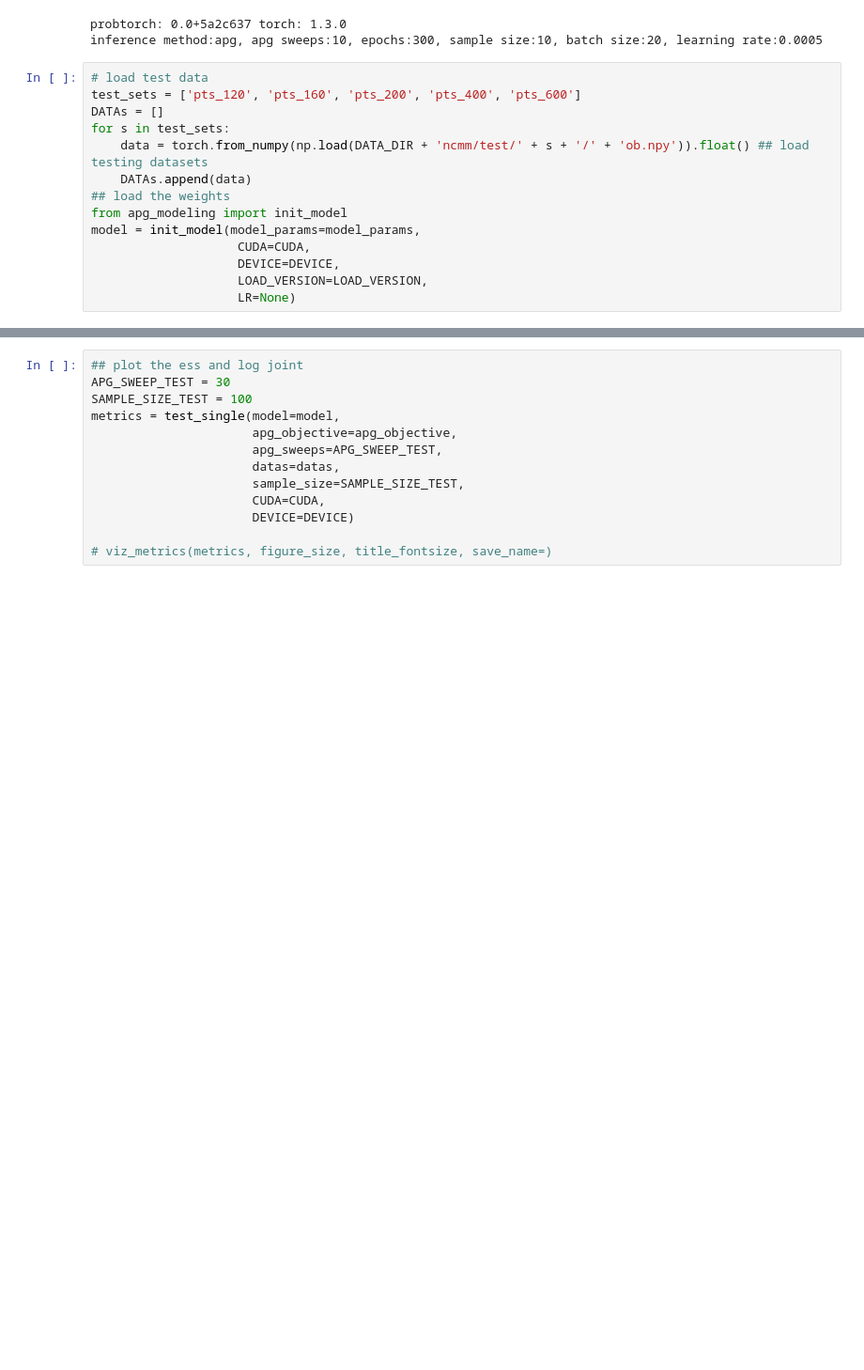
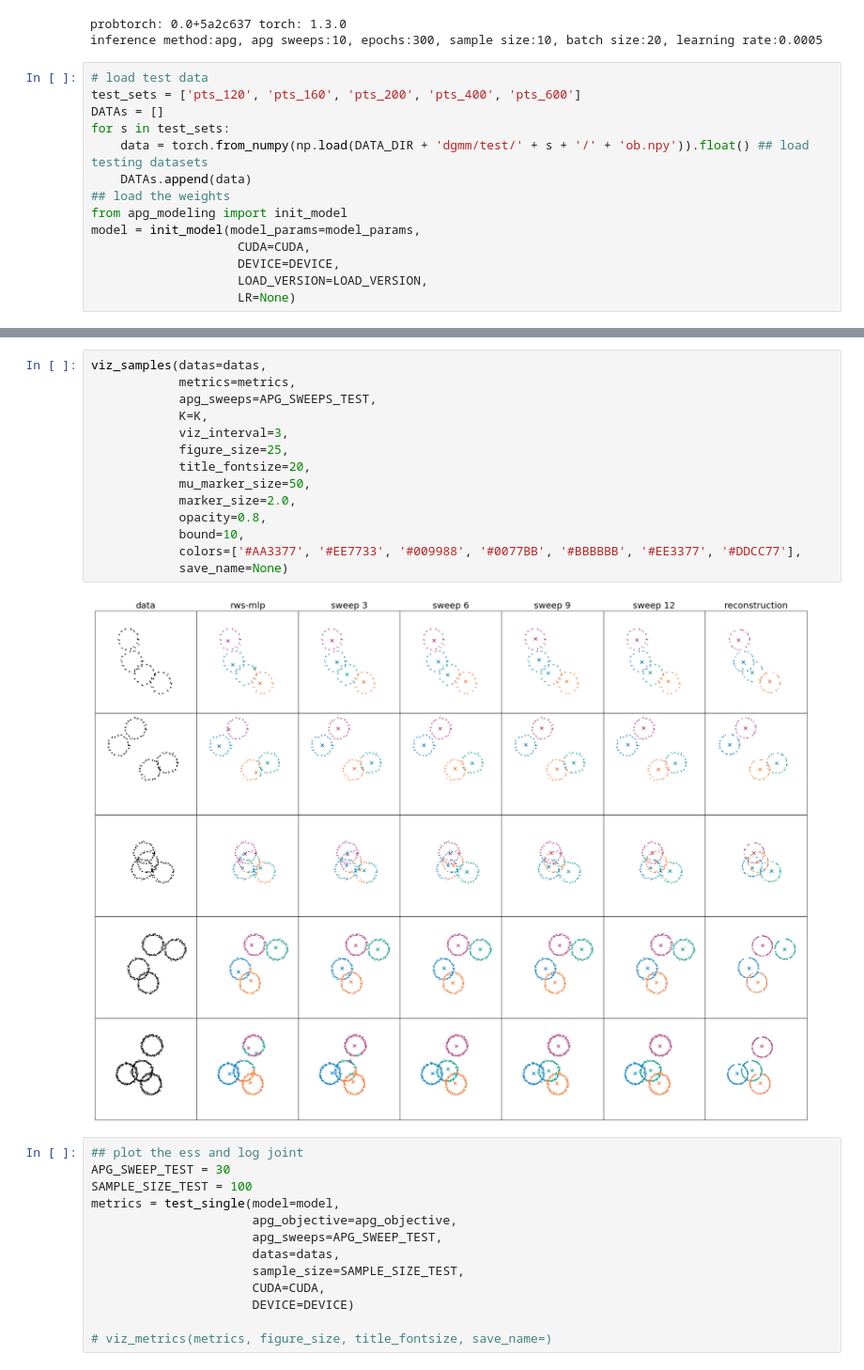
Before and after one commit to hao-w/apgs, a Jupyter notebook: DGMM/notebooks/apg-testing.ipynb, the cells around one changed output, grey strips where cells are left out. Shown at 94% size. Saved outputs shown, nothing was run; the diff lists cells and outputs as text; blank space fills up the shorter version.

Commit message:
all bugs cleared, dgmm is working now

```diff
--- a/DGMM/notebooks/apg-testing.ipynb
+++ b/DGMM/notebooks/apg-testing.ipynb
@@ -13,7 +13,7 @@ inference method:apg, apg sweeps:10, epochs:300, sample size:10, batch size:20,
 test_sets = ['pts_120', 'pts_160', 'pts_200', 'pts_400', 'pts_600']
 DATAs = []
 for s in test_sets:
-    data = torch.from_numpy(np.load(DATA_DIR + 'ncmm/test/' + s + '/' + 'ob.npy')).float() ## load testing datasets
+    data = torch.from_numpy(np.load(DATA_DIR + 'dgmm/test/' + s + '/' + 'ob.npy')).float() ## load testing datasets
     DATAs.append(data)
 ## load the weights
 from apg_modeling import init_model
@@ -66,3 +46,19 @@ ERROR:root:No traceback has been produced, nothing to debug.
+# %%
+viz_samples(datas=datas,
+            metrics=metrics,
+            apg_sweeps=APG_SWEEPS_TEST,
+            K=K,
+            viz_interval=3,
+            figure_size=25,
+            title_fontsize=20,
+            mu_marker_size=50,
+            marker_size=2.0,
+            opacity=0.8,
+            bound=10,
+            colors=['#AA3377', '#EE7733', '#009988', '#0077BB', '#BBBBBB', '#EE3377', '#DDCC77'],
+            save_name=None)
+# %% [output]
+[figure, added]
 # %%
 ## plot the ess and log joint
 APG_SWEEP_TEST = 30
```
Also changed, not shown: parts of 2 cells of this notebook, 1 other file.
